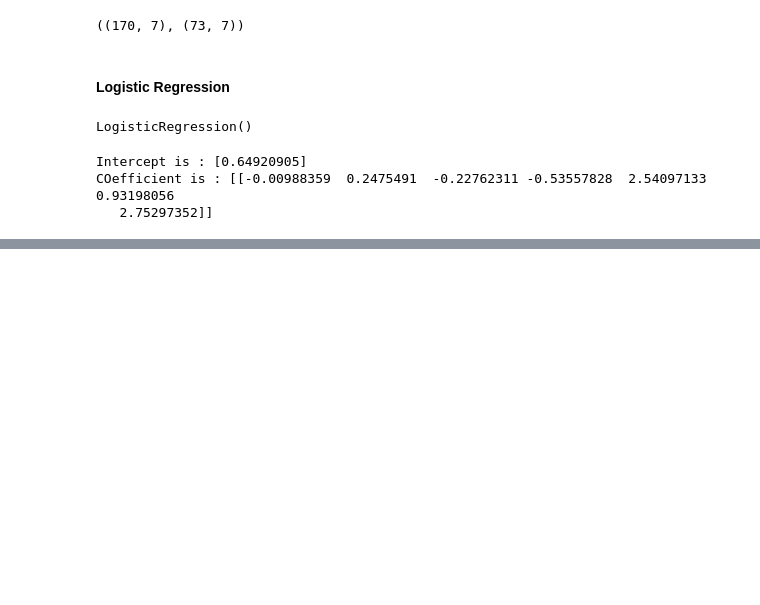
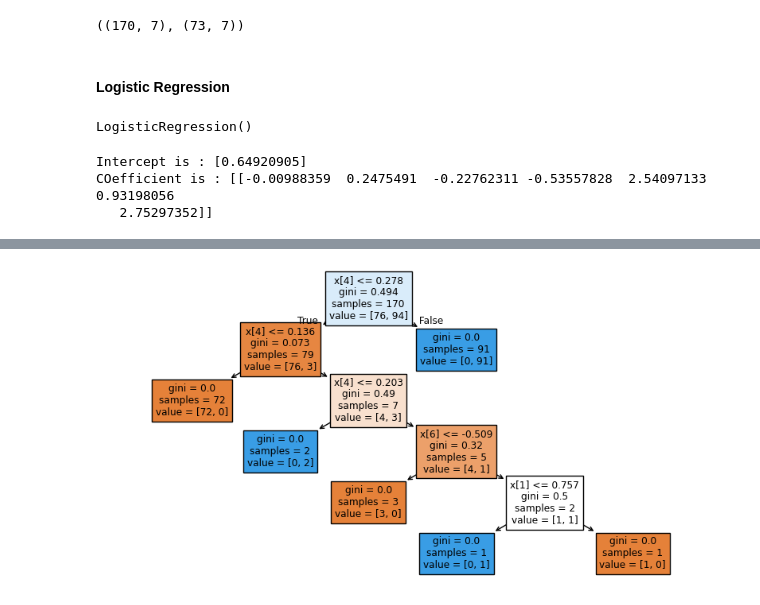
Before and after one commit to anugrahrk/Forest-fire, a Jupyter notebook: Forest_fire.ipynb, the cells around one changed output, grey strips where cells are left out. Cells and saved outputs as stored; diff of their text form; code cells hidden in the pictures; blank space fills up the shorter version.

```diff
--- a/Forest_fire.ipynb
+++ b/Forest_fire.ipynb
@@ -587,0 +698,7 @@ COefficient is : [[-0.00988359  0.2475491  -0.22762311 -0.53557828  2.54097133
+# %%
+from sklearn import tree
+plt.figure(figsize = (10,5))
+tree.plot_tree(Decision_Tree_Classifier,filled = True)
+plt.show()
+# %% [output]
+[figure, added]
```
Also changed, not shown: parts of 12 cells of this notebook.
